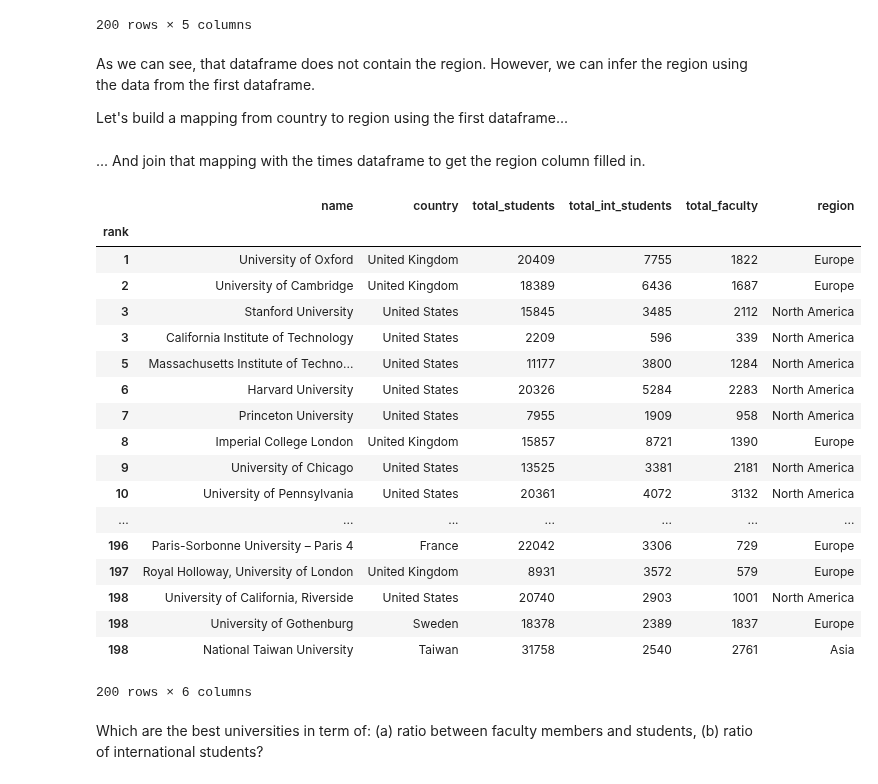
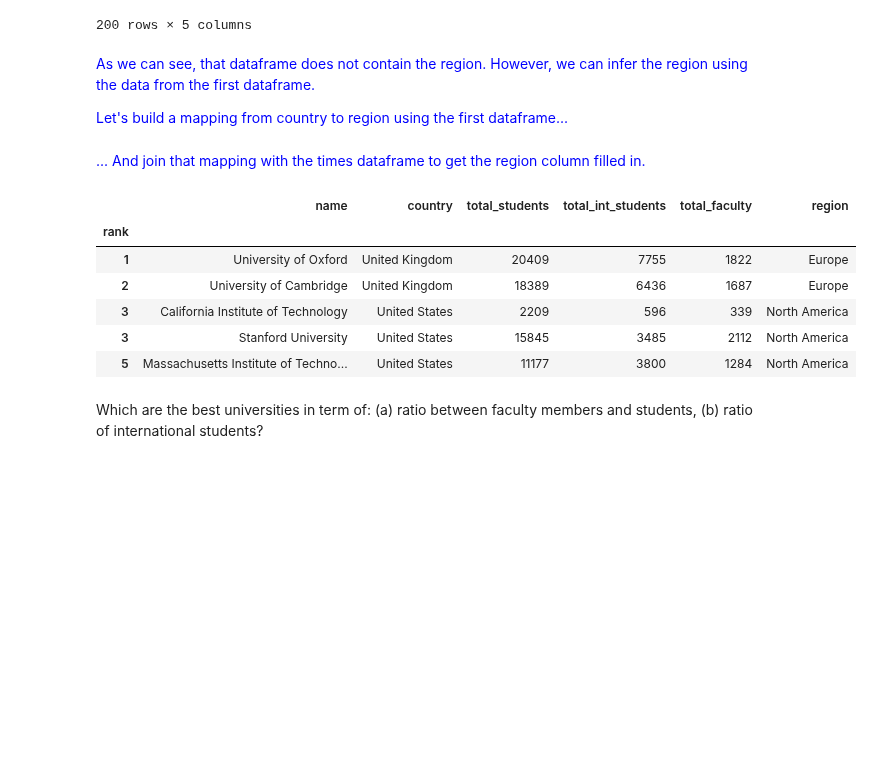
Before and after one commit to mosimann/ADA, a Jupyter notebook: Homework 2.ipynb, the cells around one changed output. Drawn from its saved outputs; the diff is of its cells as text; code cells hidden in the pictures; blank space fills up the shorter version.

```diff
--- a/Homework 2.ipynb
+++ b/Homework 2.ipynb
@@ -270,44 +258,32 @@ times_df
 | 198 | National Taiwan University | Taiwan | 31758 | 2540 | 2761 |
 200 rows × 5 columns
 # %% [markdown]
-As we can see, that dataframe does not contain the region. However, we can infer the region using the data from the first dataframe.
+<span style="color:blue">As we can see, that dataframe does not contain the region. However, we can infer the region using the data from the first dataframe.
 
-Let's build a mapping from country to region using the first dataframe...
+<span style="color:blue">Let's build a mapping from country to region using the first dataframe...</span>
 # %%
 countries_regions_df = top_df.copy().reset_index().loc[:, ['country', 'region']].drop_duplicates()
 # Let's add a couple missing ones
 countries_regions_df = pd.concat([countries_regions_df, pd.DataFrame([['Russian Federation', 'Europe'], ['Luxembourg', 'Europe']], columns=['country', 'region'])])
 # %% [markdown]
-... And join that mapping with the times dataframe to get the region column filled in.
+<span style="color:blue">... And join that mapping with the times dataframe to get the region column filled in.</span>
 # %%
 times_df = times_df.reset_index().merge(countries_regions_df)
 times_df['rank'].astype(int)
 times_df = times_df.set_index('rank')
 times_df.reindex_axis(['name', 'country', 'region', 'total_students', 'total_int_students', 'total_faculty'], axis=1)
 times_df = times_df.sort_index()
 
 # Let's see what it looks like...
-times_df
+times_df.head()
 # %% [output]
 |  | name | country | total_students | total_int_students | total_faculty | region |
 | rank |  |  |  |  |  |  |
 | 1 | University of Oxford | United Kingdom | 20409 | 7755 | 1822 | Europe |
 | 2 | University of Cambridge | United Kingdom | 18389 | 6436 | 1687 | Europe |
+| 3 | California Institute of Technology | United States | 2209 | 596 | 339 | North America |
 | 3 | Stanford University | United States | 15845 | 3485 | 2112 | North America |
-| 3 | California Institute of Technology | United States | 2209 | 596 | 339 | North America |
 | 5 | Massachusetts Institute of Techno... | United States | 11177 | 3800 | 1284 | North America |
-| 6 | Harvard University | United States | 20326 | 5284 | 2283 | North America |
-| 7 | Princeton University | United States | 7955 | 1909 | 958 | North America |
-| 8 | Imperial College London | United Kingdom | 15857 | 8721 | 1390 | Europe |
-| 9 | University of Chicago | United States | 13525 | 3381 | 2181 | North America |
-| 10 | University of Pennsylvania | United States | 20361 | 4072 | 3132 | North America |
-| ... | ... | ... | ... | ... | ... | ... |
-| 196 | Paris-Sorbonne University – Paris 4 | France | 22042 | 3306 | 729 | Europe |
-| 197 | Royal Holloway, University of London | United Kingdom | 8931 | 3572 | 579 | Europe |
-| 198 | University of California, Riverside | United States | 20740 | 2903 | 1001 | North America |
-| 198 | University of Gothenburg | Sweden | 18378 | 2389 | 1837 | Europe |
-| 198 | National Taiwan University | Taiwan | 31758 | 2540 | 2761 | Asia |
-200 rows × 6 columns
 # %% [markdown]
 Which are the best universities in term of: (a) ratio between faculty members and students, (b) ratio of international students?
 # %%
```
Also changed, not shown: parts of 6 cells of this notebook.
